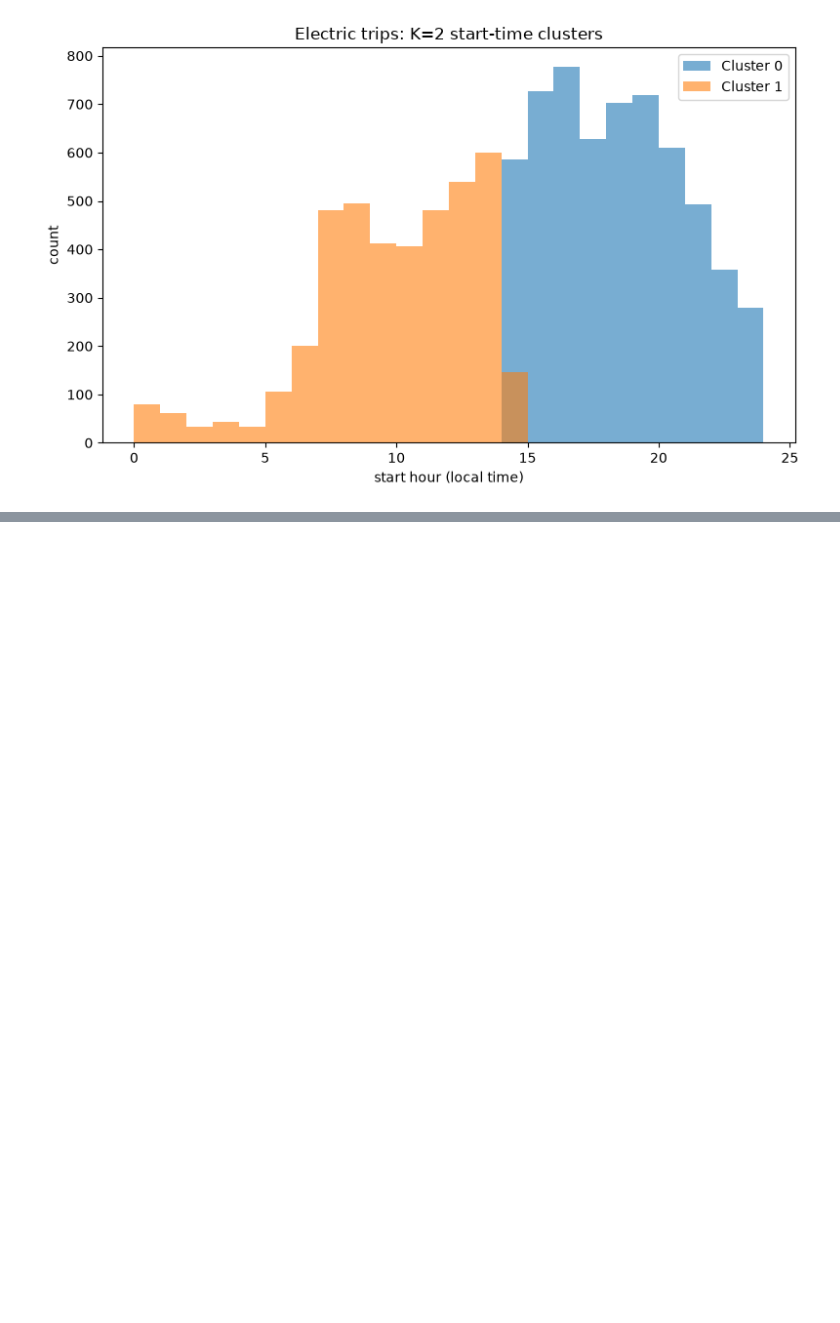
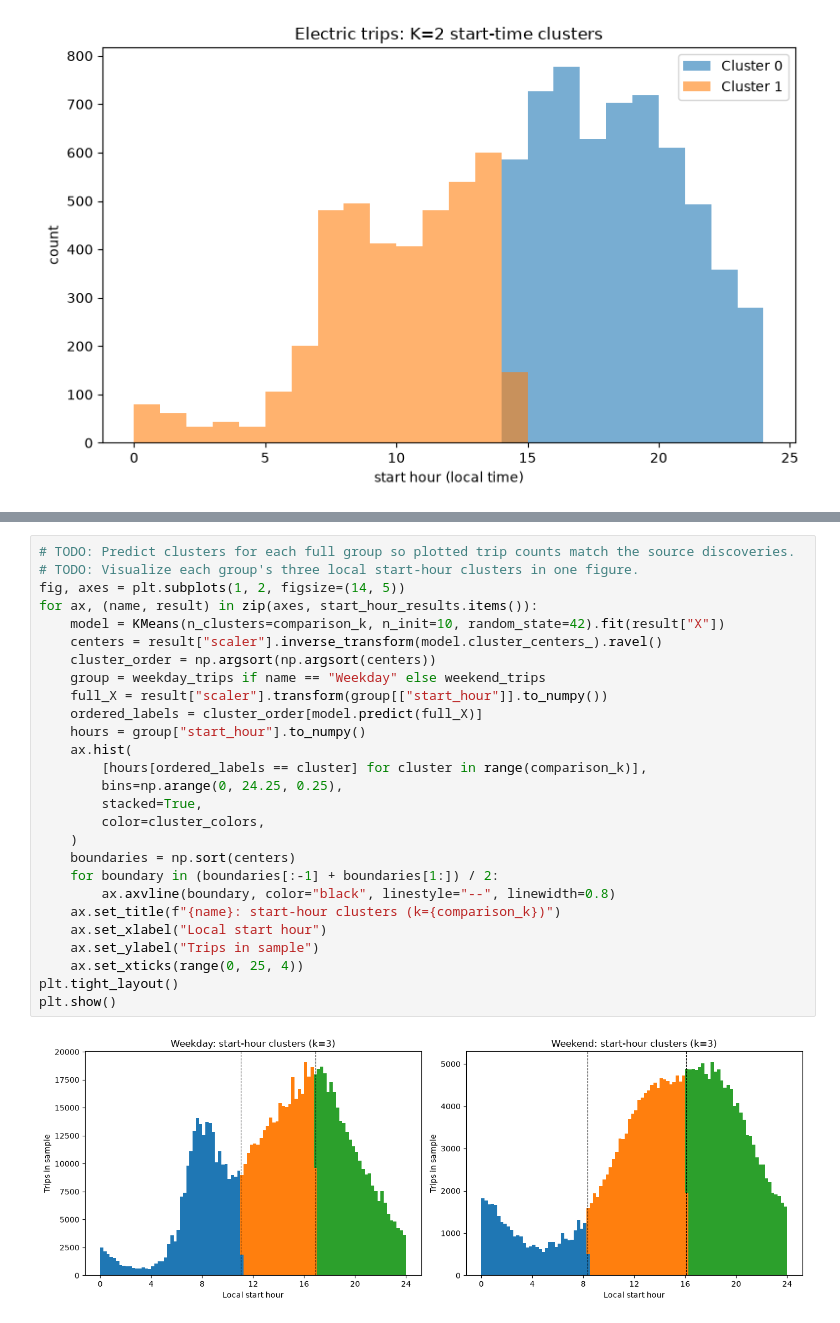
Before and after one commit to haitam-l/Challenge-DASCI, a Jupyter notebook: notebooks/data_analysis.ipynb, the cells around one changed output, grey strips where cells are left out. Saved outputs shown, nothing was run; the diff lists cells and outputs as text; blank space fills up the shorter version.

```diff
--- a/notebooks/data_analysis.ipynb
+++ b/notebooks/data_analysis.ipynb
@@ -870,0 +1023,29 @@ for group_name, group_df in [("classic", classic_sample), ("electric", electric_
+# %%
+# TODO: Predict clusters for each full group so plotted trip counts match the source discoveries.
+# TODO: Visualize each group's three local start-hour clusters in one figure.
+fig, axes = plt.subplots(1, 2, figsize=(14, 5))
+for ax, (name, result) in zip(axes, start_hour_results.items()):
+    model = KMeans(n_clusters=comparison_k, n_init=10, random_state=42).fit(result["X"])
+    centers = result["scaler"].inverse_transform(model.cluster_centers_).ravel()
+    cluster_order = np.argsort(np.argsort(centers))
+    group = weekday_trips if name == "Weekday" else weekend_trips
+    full_X = result["scaler"].transform(group[["start_hour"]].to_numpy())
+    ordered_labels = cluster_order[model.predict(full_X)]
+    hours = group["start_hour"].to_numpy()
+    ax.hist(
+        [hours[ordered_labels == cluster] for cluster in range(comparison_k)],
+        bins=np.arange(0, 24.25, 0.25),
+        stacked=True,
+        color=cluster_colors,
+    )
+    boundaries = np.sort(centers)
+    for boundary in (boundaries[:-1] + boundaries[1:]) / 2:
+        ax.axvline(boundary, color="black", linestyle="--", linewidth=0.8)
+    ax.set_title(f"{name}: start-hour clusters (k={comparison_k})")
+    ax.set_xlabel("Local start hour")
+    ax.set_ylabel("Trips in sample")
+    ax.set_xticks(range(0, 25, 4))
+plt.tight_layout()
+plt.show()
+# %% [output]
+[figure, added]
```
Also changed, not shown: parts of 21 cells of this notebook.
